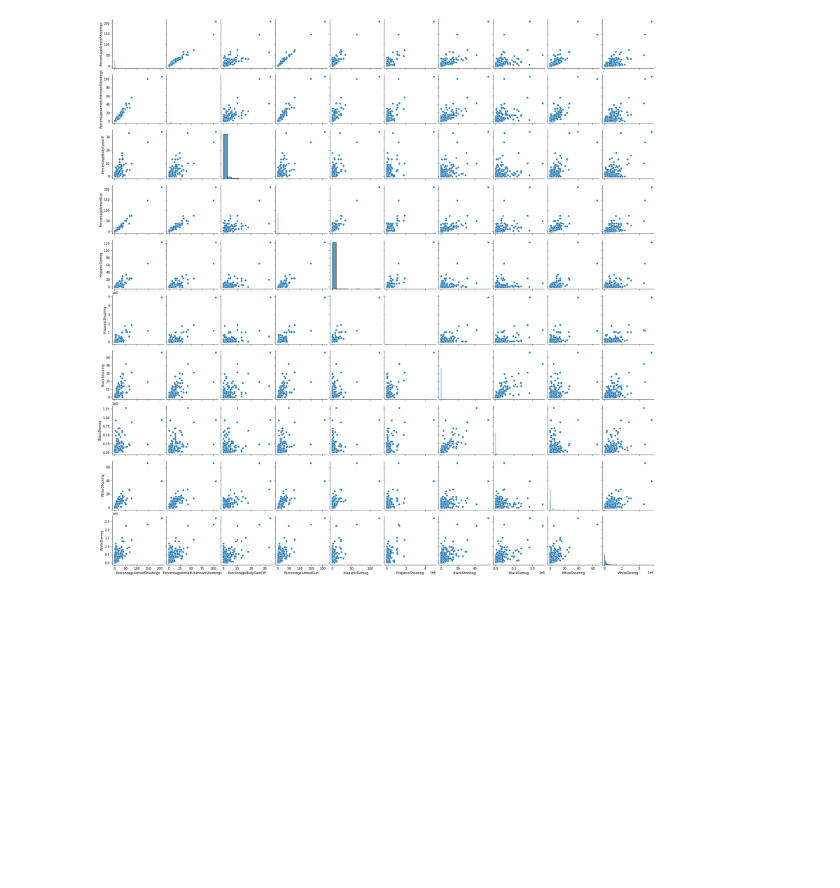
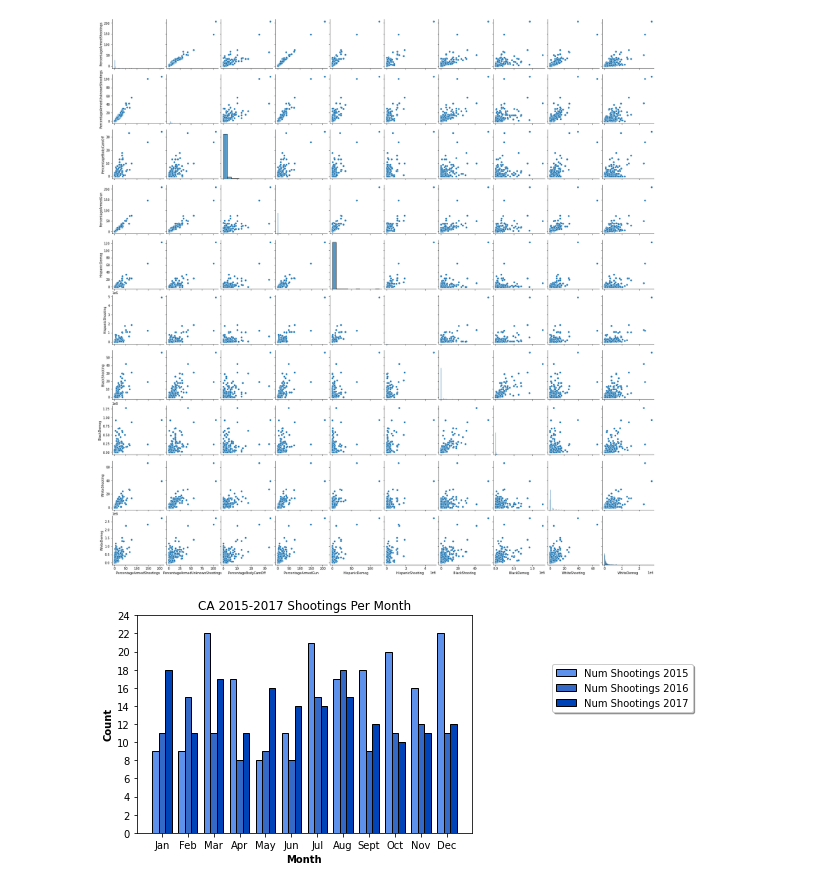
Before and after one commit to bzamora020/data-exploration-research, a Jupyter notebook: python-processing/visualization.ipynb, the cells around one changed output. Cells and saved outputs as stored; diff of their text form; code cells hidden in the pictures; blank space fills up the shorter version.

Commit message:
Over year graphs

```diff
--- a/python-processing/visualization.ipynb
+++ b/python-processing/visualization.ipynb
@@ -397,3 +397,40 @@ sns.pairplot(df, kind="scatter")
 # %% [output]
 <seaborn.axisgrid.PairGrid at 0x...>
 [figure]
+# %%
+### use the function regplot to make a scatterplot
+import pandas as pd
+import numpy as np
+import matplotlib.pyplot as plt
+# set width of bars
+barWidth = 0.25
+df = pd.read_csv("statesSortedOnNumshootingsSelected2015_2017.csv")
+bars1 = [df.iloc[0,1], df.iloc[0,2], df.iloc[0,3],df.iloc[0,4], df.iloc[0,5], df.iloc[0,6], df.iloc[0,7], df.iloc[0,8], df.iloc[0,9],df.iloc[0,10], df.iloc[0,11], df.iloc[0,12]]
+bars2 = [df.iloc[0,13], df.iloc[0,14], df.iloc[0,15],df.iloc[0,16], df.iloc[0,17], df.iloc[0,18], df.iloc[0,19], df.iloc[0,20], df.iloc[0,21],df.iloc[0,22], df.iloc[0,23], df.iloc[0,24]]
+bars3 = [df.iloc[0,25], df.iloc[0,26], df.iloc[0,27],df.iloc[0,28], df.iloc[0,29], df.iloc[0,30], df.iloc[0,31], df.iloc[0,32], df.iloc[0,33],df.iloc[0,34], df.iloc[0,35], df.iloc[0,36]]
+
+
+
+
+# Set position of bar on X axis
+r1 = np.arange(len(bars1))
+r2 = [x + barWidth for x in r1]
+r3 = [x + barWidth for x in r2]
+
+# Make the plot
+plt.bar(r1, bars1, color='#5e91eb', width=barWidth, edgecolor='black', label='Num Shootings 2015')
+plt.bar(r2, bars2, color='#3469c7', width=barWidth, edgecolor='black', label='Num Shootings 2016')
+plt.bar(r3, bars3, color='#0042b8', width=barWidth, edgecolor='black', label='Num Shootings 2017')
+
+# Add xticks on the middle of the group bars
+plt.xlabel('Month', fontweight='bold')
+plt.ylabel('Count', fontweight='bold')
+plt.yticks(np.arange(0, 25, 2))
+plt.xticks([ barWidth + r for r in range(len(bars1))], ["Jan","Feb","Mar", "Apr", "May", "Jun", "Jul", "Aug", "Sept", "Oct", "Nov", "Dec"])
+
+# Create legend & Show graphic
+plt.title("CA 2015-2017 Shootings Per Month")
+plt.legend(loc='upper center', bbox_to_anchor=(1.45, 0.8), shadow=True, ncol=1)
+plt.show()
+# %% [output]
+[figure, added]
```
Also changed, not shown: parts of 13 cells of this notebook, 2 other files.
